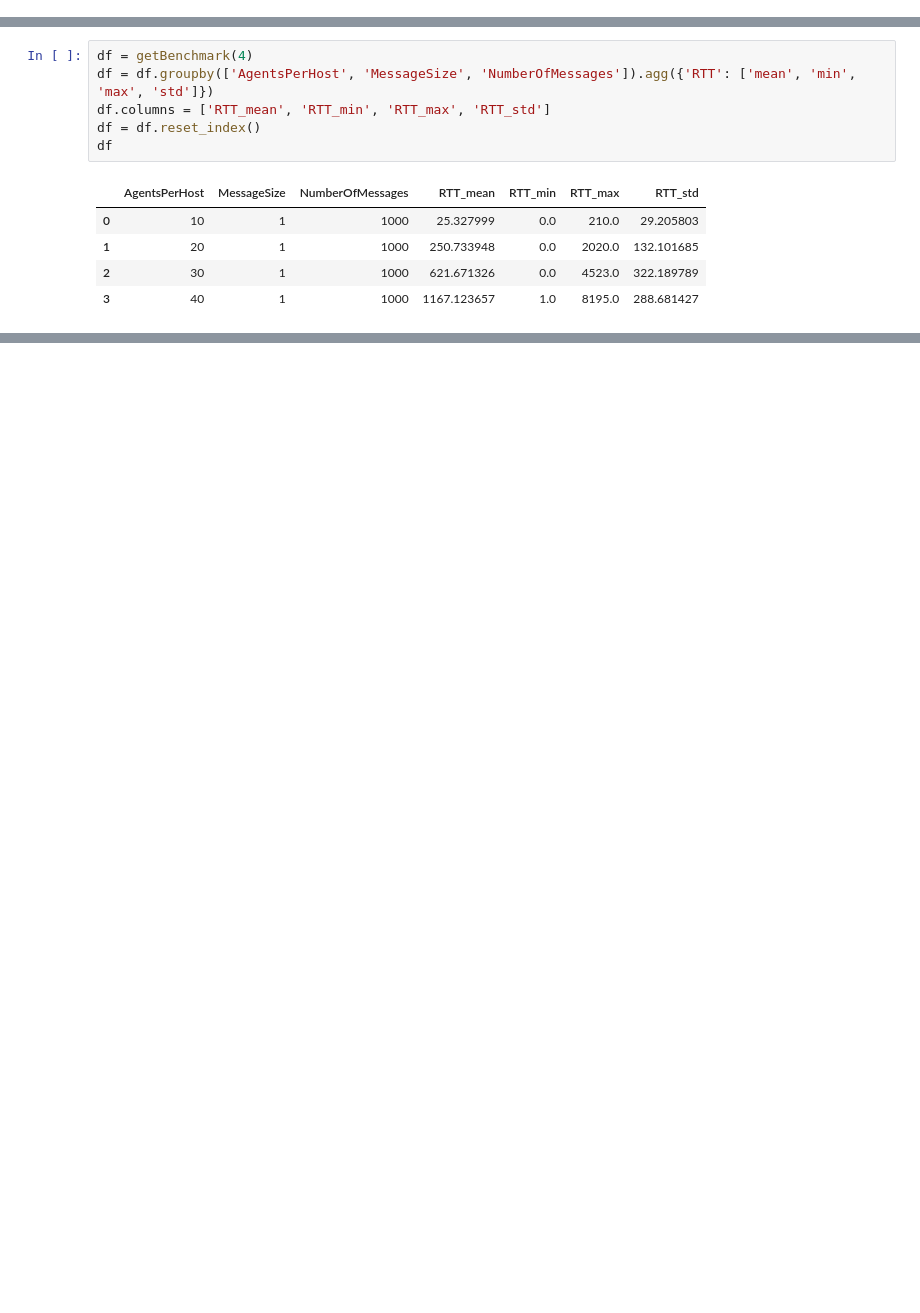
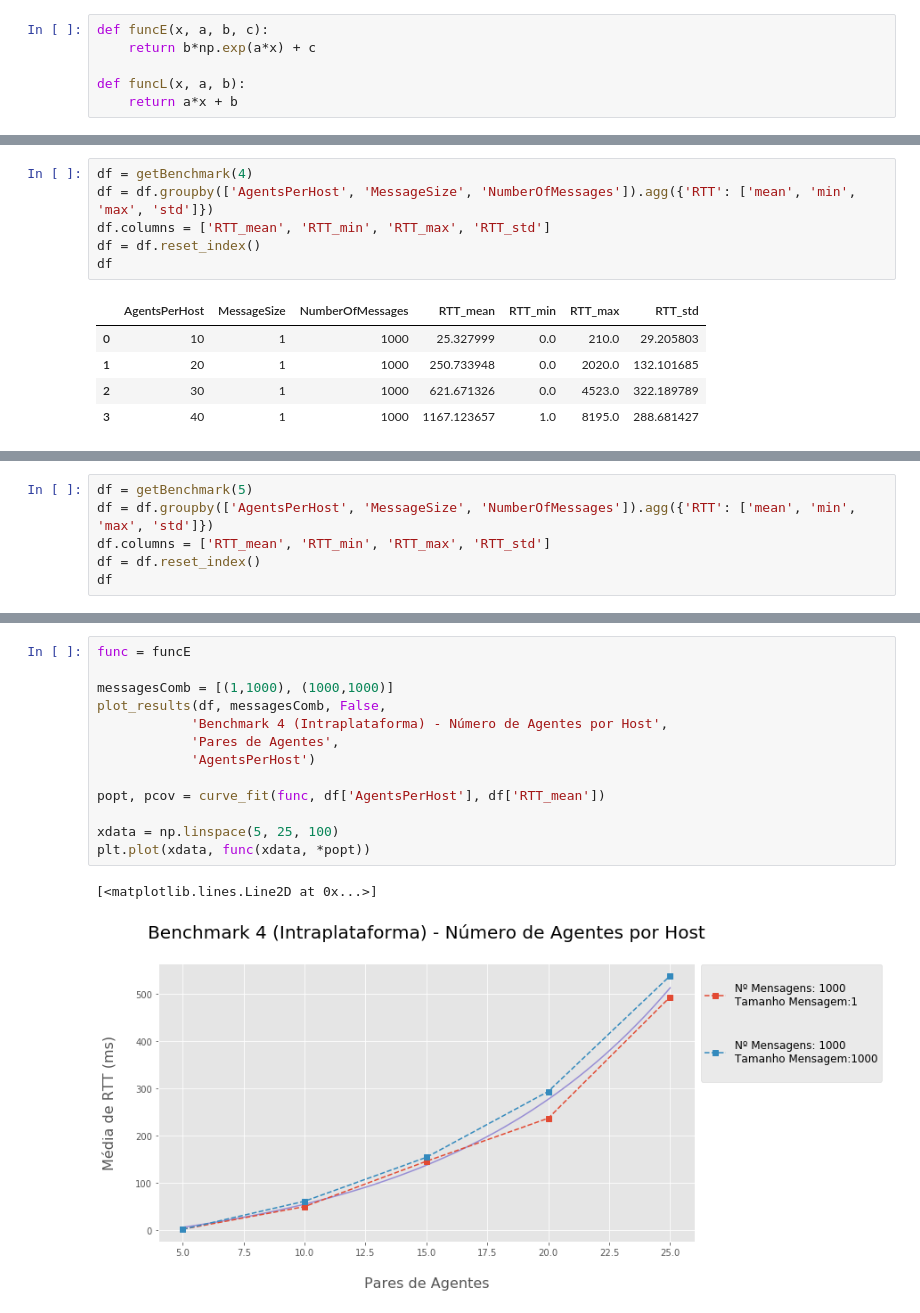
Before and after one commit to rafalencar1997/JadeContainer, a Jupyter notebook: analysis/Results.ipynb, the cells around one changed output, grey strips where cells are left out. Cells and saved outputs as stored; diff of their text form; blank space fills up the shorter version.

```diff
--- a/analysis/Results.ipynb
+++ b/analysis/Results.ipynb
@@ -58,3 +66,9 @@ def plot_results(df, messagesComb, title, x_label, x_column):
+# %%
+def funcE(x, a, b, c):
+    return b*np.exp(a*x) + c
+
+def funcL(x, a, b):
+    return a*x + b
 # %% [markdown]
 ## Dataset Statistics
 # %%
@@ -209,0 +222,6 @@ plt.plot(xdata, funcL(xdata, *popt))
+# %%
+df = getBenchmark(5)
+df = df.groupby(['AgentsPerHost', 'MessageSize', 'NumberOfMessages']).agg({'RTT': ['mean', 'min', 'max', 'std']})
+df.columns = ['RTT_mean', 'RTT_min', 'RTT_max', 'RTT_std']
+df = df.reset_index()
+df
@@ -209,0 +240,16 @@ plt.plot(xdata, funcL(xdata, *popt))
+# %%
+func = funcE
+
+messagesComb = [(1,1000), (1000,1000)]
+plot_results(df, messagesComb, False,
+            'Benchmark 4 (Intraplataforma) - Número de Agentes por Host',
+            'Pares de Agentes',
+            'AgentsPerHost')
+
+popt, pcov = curve_fit(func, df['AgentsPerHost'], df['RTT_mean'])
+
+xdata = np.linspace(5, 25, 100)
+plt.plot(xdata, func(xdata, *popt))
+# %% [output]
+[<matplotlib.lines.Line2D at 0x...>]
+[figure, added]
```
Also changed, not shown: parts of 10 cells of this notebook, 4 other files.
